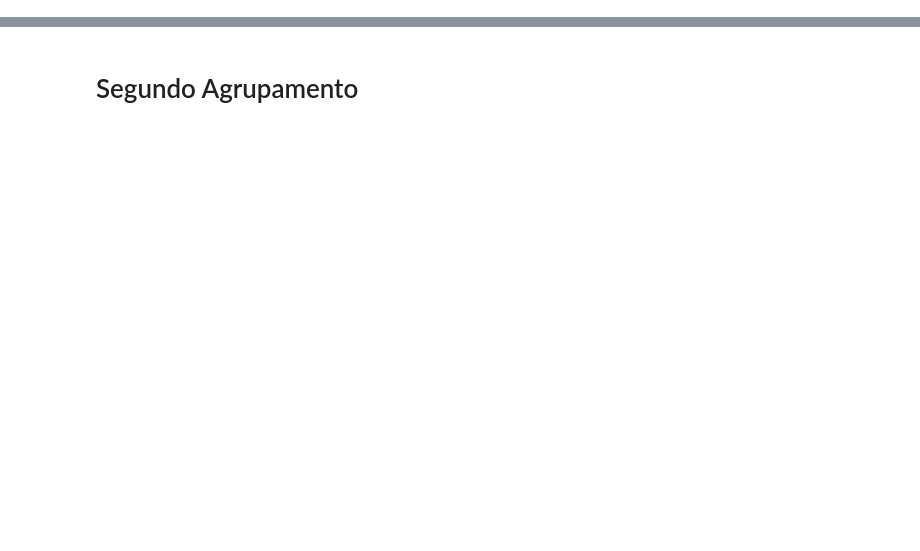
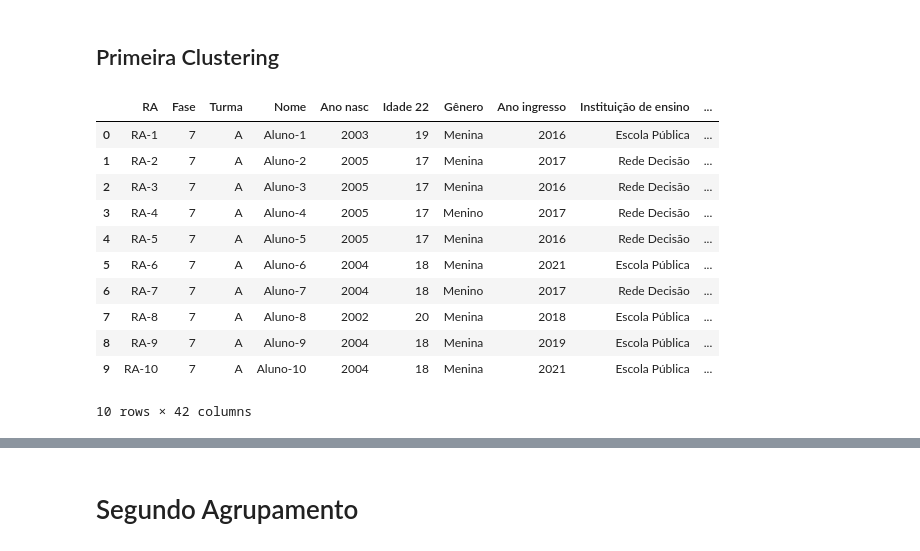
Before and after one commit to IsabellaR-Luna/datathon-passos-magicos, a Jupyter notebook: notebook_teste.ipynb, the cells around one changed output, grey strips where cells are left out. Drawn from its saved outputs; the diff is of its cells as text; code cells hidden in the pictures; blank space fills up the shorter version.

```diff
--- a/notebook_teste.ipynb
+++ b/notebook_teste.ipynb
@@ -12,0 +1,2 @@ import hdbscan
+# %% [markdown]
+## Primeira Clustering
@@ -13,3 +24,18 @@ import hdbscan
+# %%
+df.head(10)
+# %% [output]
+|  | RA | Fase | Turma | Nome | Ano nasc | Idade 22 | Gênero | Ano ingresso | Instituição de ensino | ... |
+| 0 | RA-1 | 7 | A | Aluno-1 | 2003 | 19 | Menina | 2016 | Escola Pública | ... |
+| 1 | RA-2 | 7 | A | Aluno-2 | 2005 | 17 | Menina | 2017 | Rede Decisão | ... |
+| 2 | RA-3 | 7 | A | Aluno-3 | 2005 | 17 | Menina | 2016 | Rede Decisão | ... |
+| 3 | RA-4 | 7 | A | Aluno-4 | 2005 | 17 | Menino | 2017 | Rede Decisão | ... |
+| 4 | RA-5 | 7 | A | Aluno-5 | 2005 | 17 | Menina | 2016 | Rede Decisão | ... |
+| 5 | RA-6 | 7 | A | Aluno-6 | 2004 | 18 | Menina | 2021 | Escola Pública | ... |
+| 6 | RA-7 | 7 | A | Aluno-7 | 2004 | 18 | Menino | 2017 | Rede Decisão | ... |
+| 7 | RA-8 | 7 | A | Aluno-8 | 2002 | 20 | Menina | 2018 | Escola Pública | ... |
+| 8 | RA-9 | 7 | A | Aluno-9 | 2004 | 18 | Menina | 2019 | Escola Pública | ... |
+| 9 | RA-10 | 7 | A | Aluno-10 | 2004 | 18 | Menina | 2021 | Escola Pública | ... |
+10 rows × 42 columns
 # %%
 #com busca de hiper para Umap:
 def generate_clusters(message_embeddings,
```
Also changed, not shown: parts of 17 cells of this notebook, 4 other files.
